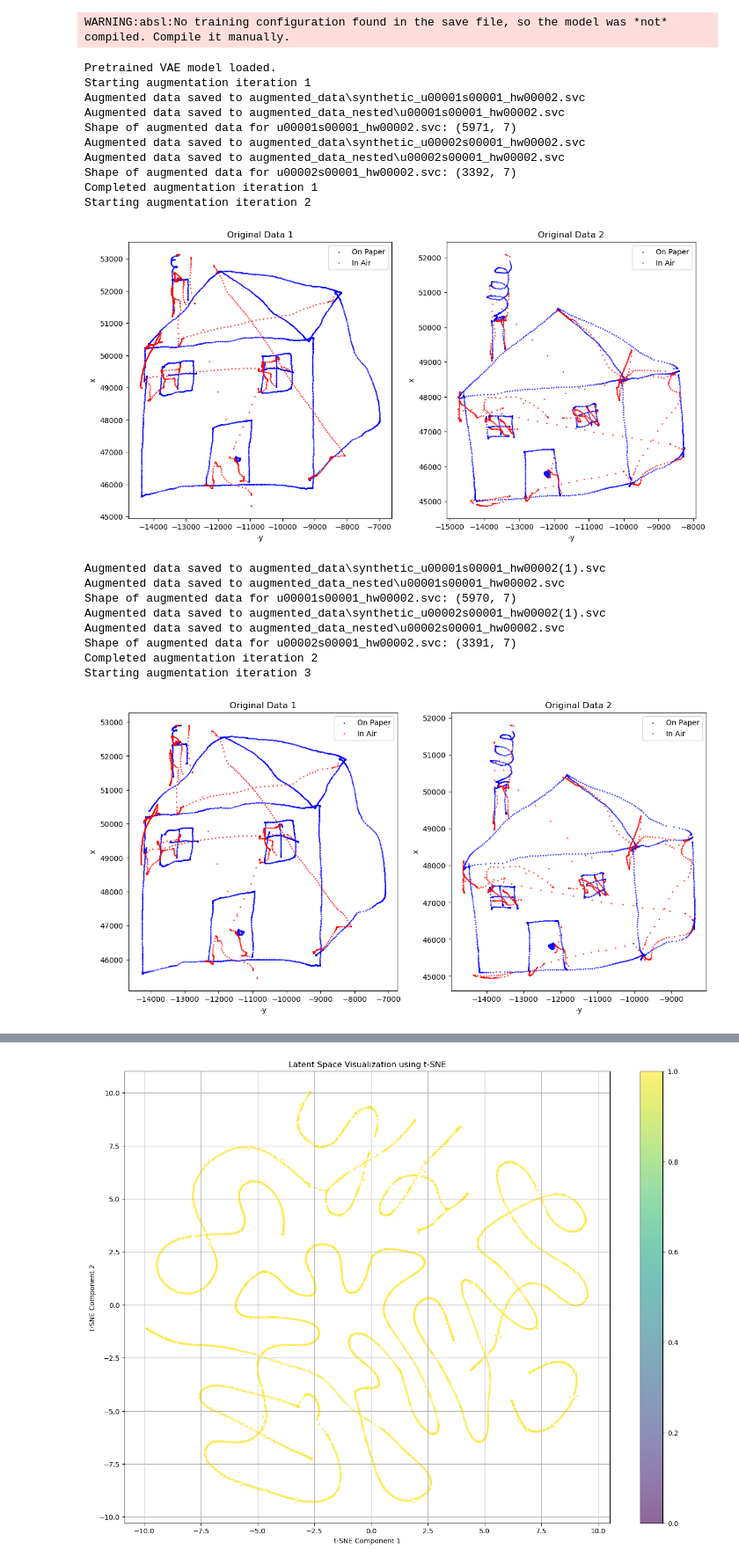
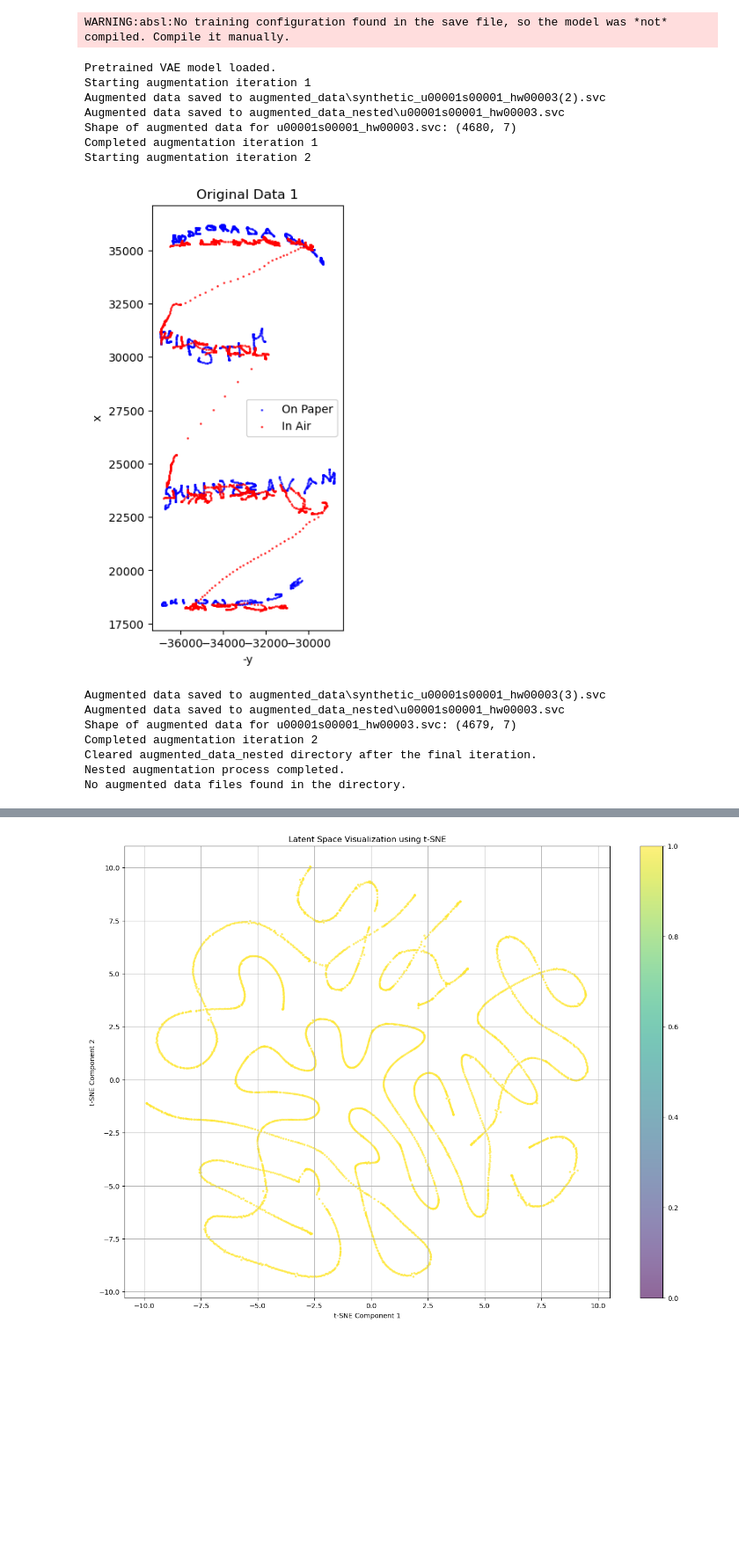
Before and after one commit to jaypeepeep/SC-Beta-VAE-GAN, a Jupyter notebook: model/VAEGAN Checkpoint 1.5.2.6 PreTrained.ipynb, the cells around one changed output, grey strips where cells are left out. Shown at 88% size. Cells and saved outputs as stored; diff of their text form; code cells hidden in the pictures; blank space fills up the shorter version.

```diff
--- a/model/VAEGAN Checkpoint 1.5.2.6 PreTrained.ipynb
+++ b/model/VAEGAN Checkpoint 1.5.2.6 PreTrained.ipynb
@@ -81,8 +81,8 @@ def upload_and_process_files(directory, num_files_to_use=None):
 
     return data_frames, processed_data, scalers, avg_data_points, input_filenames, original_data_frames  # Return original data
 
-directory = 'Task2'  # Directory where the .svc files are stored
-num_files_to_use = 2
+directory = 'Task3'  # Directory where the .svc files are stored
+num_files_to_use = 1
 data_frames, processed_data, scalers, avg_data_points, input_filenames, original_data_frames = upload_and_process_files(directory, num_files_to_use)
 
 # Store the name of the first file for use in Cell 4
@@ -319,7 +318,7 @@ beta = 0.001
 learning_rate = 0.001
 lambda_shift = 0.5
 
-vae = VAE(latent_dim, beta)
+vae = VAE(latent_dim, beta, lambda_shift)
 optimizer = tf.keras.optimizers.Adam(learning_rate)
 # %%
 # Cell 7 (modified)
@@ -402,7 +401,7 @@ vae_epochs = 200
 lstm_interval = 50
 epochs = 100
 visual_per_num_epoch = 10
-num_augmented_files = 1
+num_augmented_files = 2
 
 generator_loss_history = []
 reconstruction_loss_history = []
@@ -647,7 +646,7 @@ def download_augmented_data_with_modified_timestamp(augmented_datasets, scalers,
 
 def nested_augmentation(num_augmentations, num_files_to_use):
     with custom_object_scope({'VAE': VAE}):
-        vae_pretrained = load_model('vae_models/epoch_200_model.h5')
+        vae_pretrained = load_model('vae_models/epoch_100_model.h5')
     print("Pretrained VAE model loaded.")
 
     # Use the existing data for the first iteration
@@ -665,47 +664,42 @@ def nested_augmentation(num_augmentations, num_files_to_use):
                                                      base_latent_variability, latent_variability_range)
 
         # Clear augmented_data_nested directory
         if os.path.exists('augmented_data_nested'):
             shutil.rmtree('augmented_data_nested')
         os.makedirs('augmented_data_nested')
 
         download_augmented_data_with_modified_timestamp(augmented_datasets, scalers, original_data_frames, input_filenames)
 
         print(f"Completed augmentation iteration {iteration + 1}")
 
     # Clear augmented_data_nested directory after the last iteration
     if os.path.exists('augmented_data_nested'):
         shutil.rmtree('augmented_data_nested')
         print("Cleared augmented_data_nested directory after the final iteration.")
 
     print("Nested augmentation process completed.")
     visualize_augmented_data_from_directory('augmented_data')
 
 
 # Set the number of augmentations and files to use
-num_augmentations = 3  # Change this to control the number of nested augmentations
+num_augmentations = 2  # Change this to control the number of nested augmentations
 
 # Run the nested augmentation process
 nested_augmentation(num_augmentations, num_files_to_use)
 # %% [output]
 WARNING:absl:No training configuration found in the save file, so the model was *not* compiled. Compile it manually.
 Pretrained VAE model loaded.
 Starting augmentation iteration 1
-Augmented data saved to augmented_data\synthetic_u00001s00001_hw00002.svc
-Augmented data saved to augmented_data_nested\u00001s00001_hw00002.svc
-Shape of augmented data for u00001s00001_hw00002.svc: (5971, 7)
-Augmented data saved to augmented_data\synthetic_u00002s00001_hw00002.svc
-Augmented data saved to augmented_data_nested\u00002s00001_hw00002.svc
-Shape of augmented data for u00002s00001_hw00002.svc: (3392, 7)
+Augmented data saved to augmented_data\synthetic_u00001s00001_hw00003(2).svc
+Augmented data saved to augmented_data_nested\u00001s00001_hw00003.svc
+Shape of augmented data for u00001s00001_hw00003.svc: (4680, 7)
 Completed augmentation iteration 1
 Starting augmentation iteration 2
-[figure, old version]
+[figure, new version]
-Augmented data saved to augmented_data\synthetic_u00001s00001_hw00002(1).svc
-Augmented data saved to augmented_data_nested\u00001s00001_hw00002.svc
-Shape of augmented data for u00001s00001_hw00002.svc: (5970, 7)
-Augmented data saved to augmented_data\synthetic_u00002s00001_hw00002(1).svc
-Augmented data saved to augmented_data_nested\u00002s00001_hw00002.svc
-Shape of augmented data for u00002s00001_hw00002.svc: (3391, 7)
+Augmented data saved to augmented_data\synthetic_u00001s00001_hw00003(3).svc
+Augmented data saved to augmented_data_nested\u00001s00001_hw00003.svc
+Shape of augmented data for u00001s00001_hw00003.svc: (4679, 7)
 Completed augmentation iteration 2
-Starting augmentation iteration 3
+Cleared augmented_data_nested directory after the final iteration.
+Nested augmentation process completed.
+No augmented data files found in the directory.
-[figure, removed]
```
Also changed, not shown: parts of 11 cells of this notebook, 1 other file.
